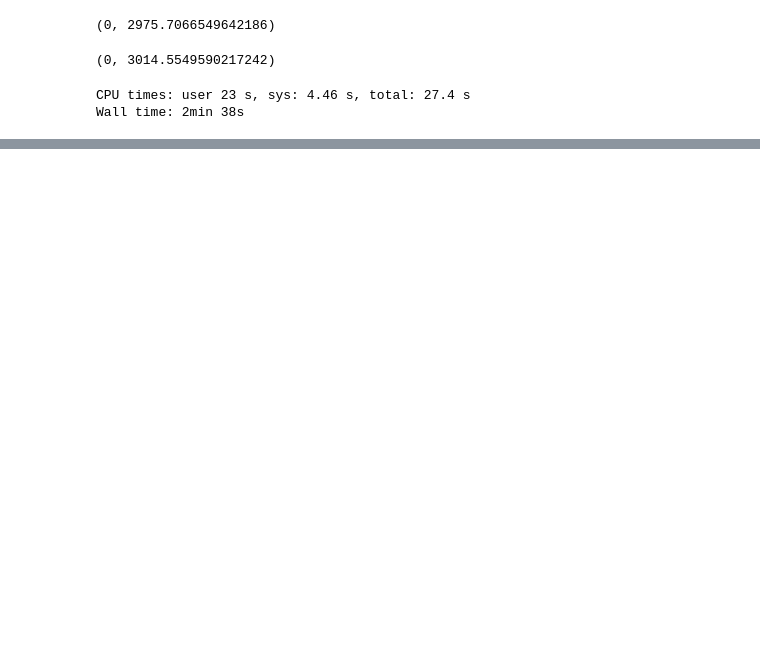
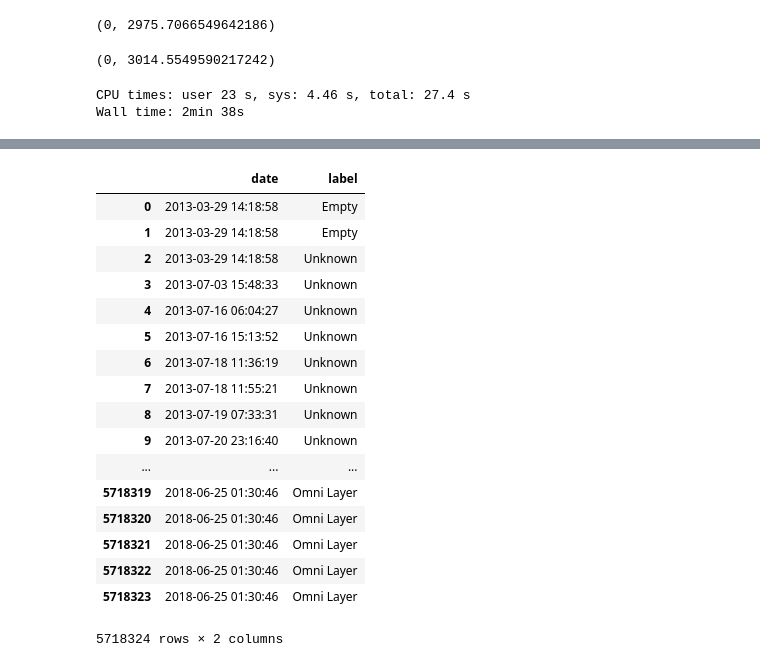
Before and after one commit to warproxxx/CryptoTrader, a Jupyter notebook: CryptoTrader/data_utils/blockchain_data/demo.ipynb, the cells around one changed output, grey strips where cells are left out. Cells and saved outputs as stored; diff of their text form; code cells hidden in the pictures; blank space fills up the shorter version.

```diff
--- a/CryptoTrader/data_utils/blockchain_data/demo.ipynb
+++ b/CryptoTrader/data_utils/blockchain_data/demo.ipynb
@@ -75,0 +127,21 @@ Wall time: 2min 38s
+# %%
+df
+# %% [output]
+|  | date | label |
+| 0 | 2013-03-29 14:18:58 | Empty |
+| 1 | 2013-03-29 14:18:58 | Empty |
+| 2 | 2013-03-29 14:18:58 | Unknown |
+| 3 | 2013-07-03 15:48:33 | Unknown |
+| 4 | 2013-07-16 06:04:27 | Unknown |
+| 5 | 2013-07-16 15:13:52 | Unknown |
+| 6 | 2013-07-18 11:36:19 | Unknown |
+| 7 | 2013-07-18 11:55:21 | Unknown |
+| 8 | 2013-07-19 07:33:31 | Unknown |
+| 9 | 2013-07-20 23:16:40 | Unknown |
+| ... | ... | ... |
+| 5718319 | 2018-06-25 01:30:46 | Omni Layer |
+| 5718320 | 2018-06-25 01:30:46 | Omni Layer |
+| 5718321 | 2018-06-25 01:30:46 | Omni Layer |
+| 5718322 | 2018-06-25 01:30:46 | Omni Layer |
+| 5718323 | 2018-06-25 01:30:46 | Omni Layer |
+5718324 rows × 2 columns
```
Also changed, not shown: parts of 18 cells of this notebook, 3 other files.
